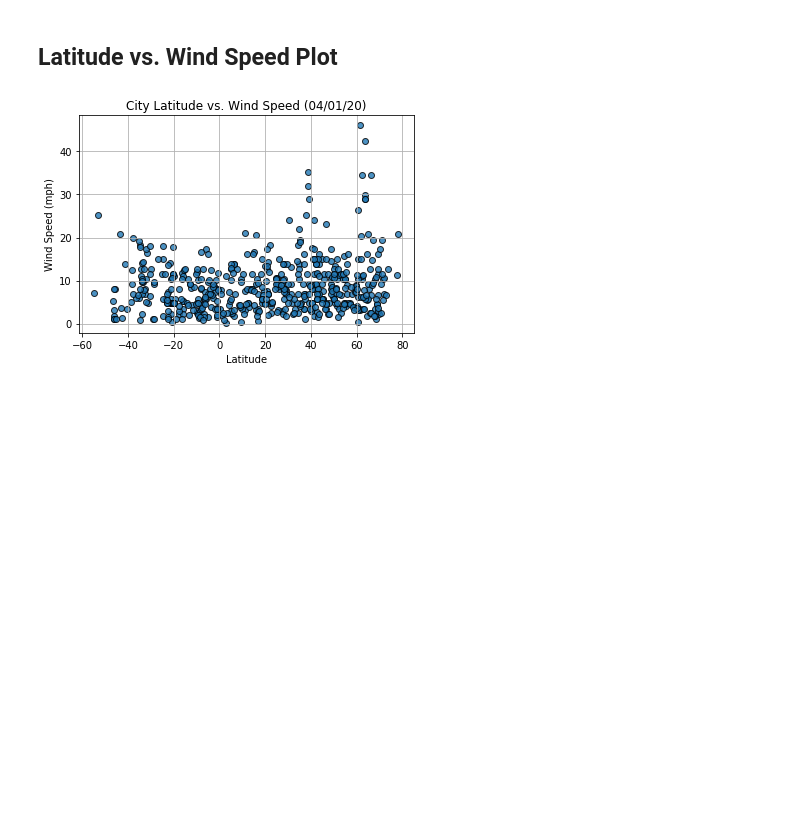
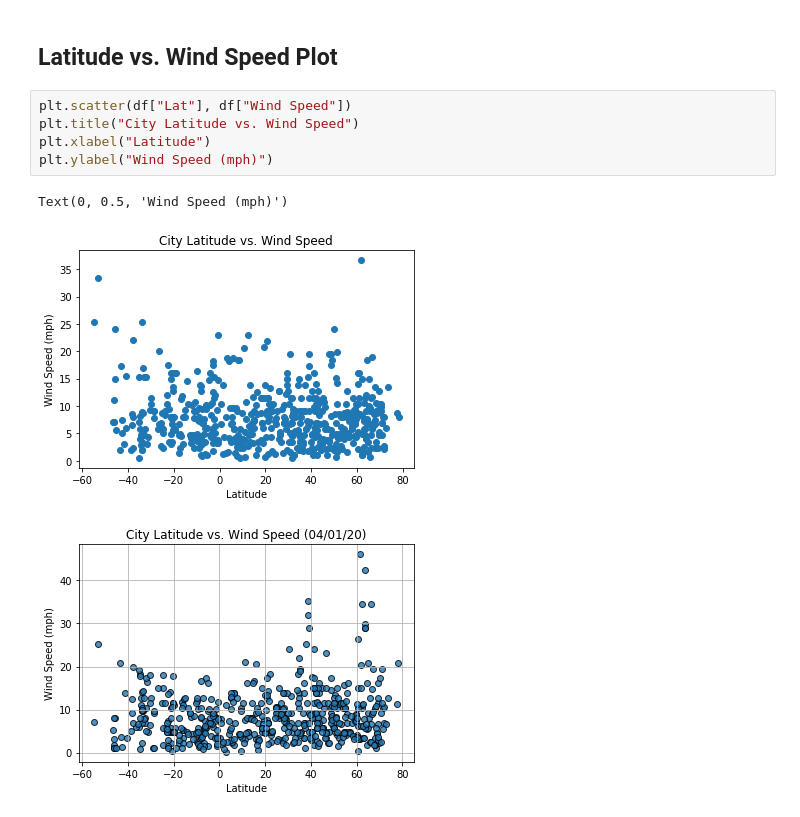
Before and after one commit to jinahporter/Python-API-challenge2, a Jupyter notebook: WeatherPy.ipynb, the cells around one changed output. Cells and saved outputs as stored; diff of their text form; blank space fills up the shorter version.

```diff
--- a/WeatherPy.ipynb
+++ b/WeatherPy.ipynb
@@ -212,6 +237,14 @@ Int64Index([], dtype='int64')
 [figure]
 # %% [markdown]
 ## Latitude vs. Wind Speed Plot
+# %%
+plt.scatter(df["Lat"], df["Wind Speed"])
+plt.title("City Latitude vs. Wind Speed")
+plt.xlabel("Latitude")
+plt.ylabel("Wind Speed (mph)")
+# %% [output]
+Text(0, 0.5, 'Wind Speed (mph)')
+[figure, added]
 # %%
 # %% [output]
 [figure]
```
Also changed, not shown: parts of 19 cells of this notebook, 2 other files.
